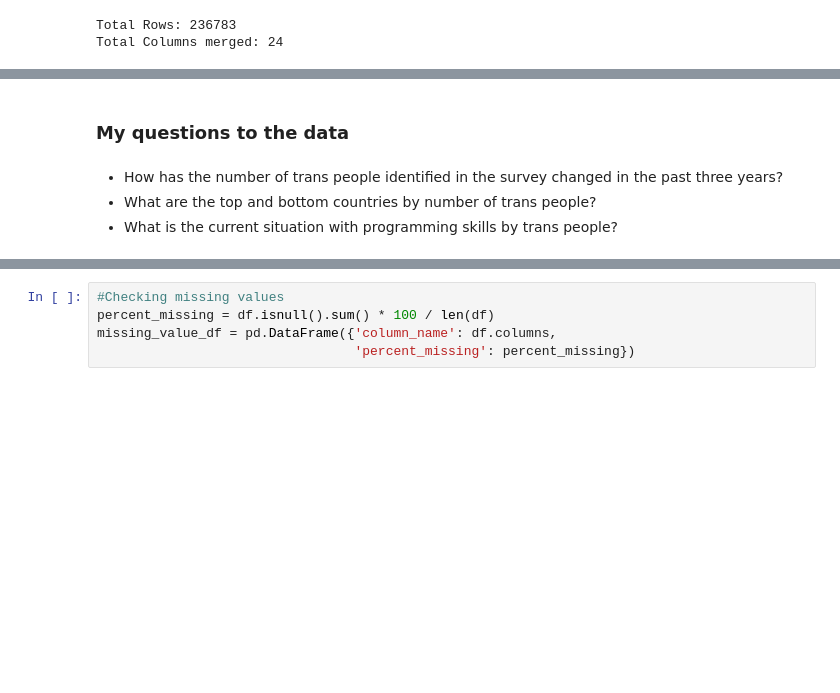
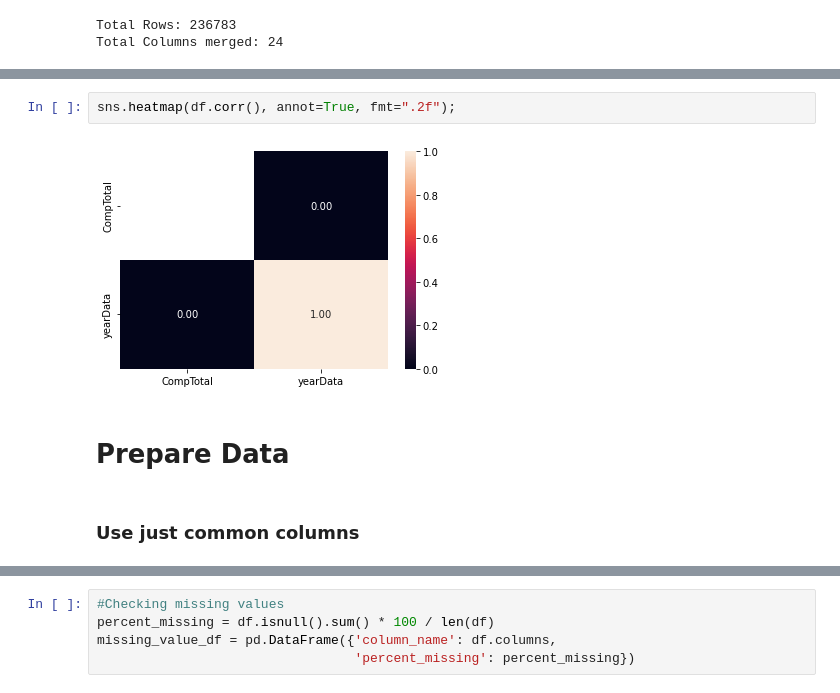
Before and after one commit to paulowiz/trans_people_analysys_stack_overflow, a Jupyter notebook: main.ipynb, the cells around one changed output, grey strips where cells are left out. Saved outputs shown, nothing was run; the diff lists cells and outputs as text; blank space fills up the shorter version.

```diff
--- a/main.ipynb
+++ b/main.ipynb
@@ -83,6 +89,8 @@ df.describe()
+# %%
+sns.heatmap(df.corr(), annot=True, fmt=".2f");
+# %% [output]
+[figure, added]
 # %% [markdown]
-### My questions to the data
+# Prepare Data
 # %% [markdown]
-* How has the number of trans people identified in the survey changed in the past three years?
-* What are the top and bottom countries by number of trans people?
-* What is the current situation with programming skills by trans people?
+### Use just common columns
```
Also changed, not shown: parts of 40 cells of this notebook.
